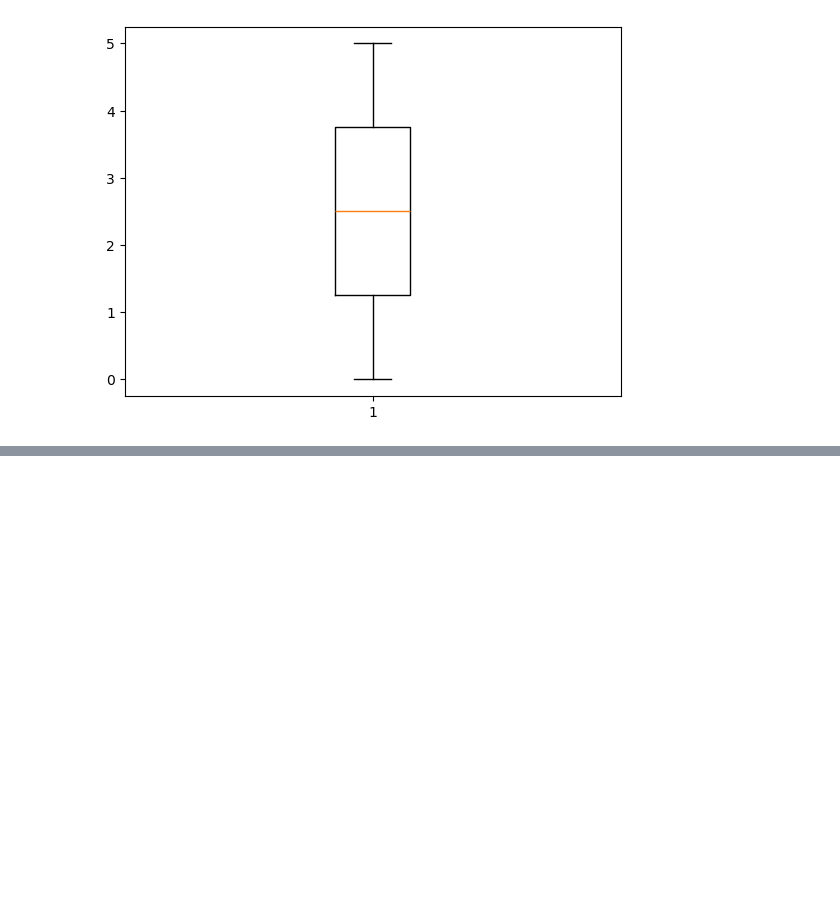
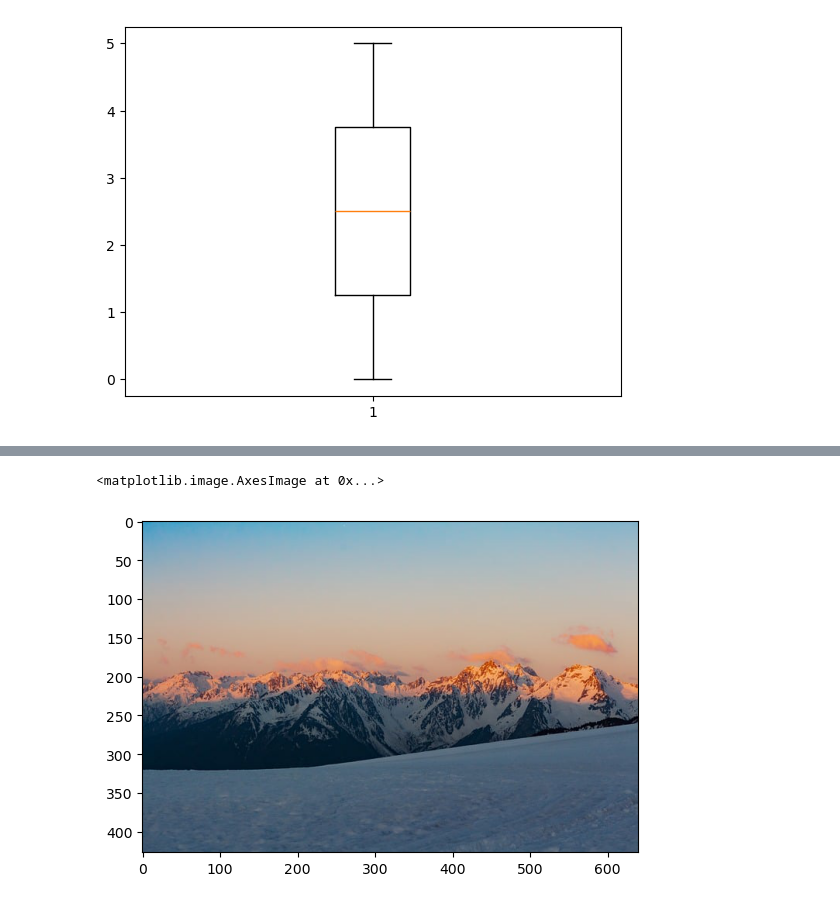
Before and after one commit to nishita-esrat/machine-learning, a Jupyter notebook: matplotlib/matplotlib.ipynb, the cells around one changed output, grey strips where cells are left out. Cells and saved outputs as stored; diff of their text form; code cells hidden in the pictures; blank space fills up the shorter version.

Commit message:
matplotlib done

```diff
--- a/matplotlib/matplotlib.ipynb
+++ b/matplotlib/matplotlib.ipynb
@@ -80,0 +94,6 @@ plt.boxplot(x)
+# %%
+img = mpimg.imread("sample.jpg")
+plt.imshow(img)
+# %% [output]
+<matplotlib.image.AxesImage at 0x...>
+[figure, added]
```
Also changed, not shown: parts of 10 cells of this notebook, 3 other files.
